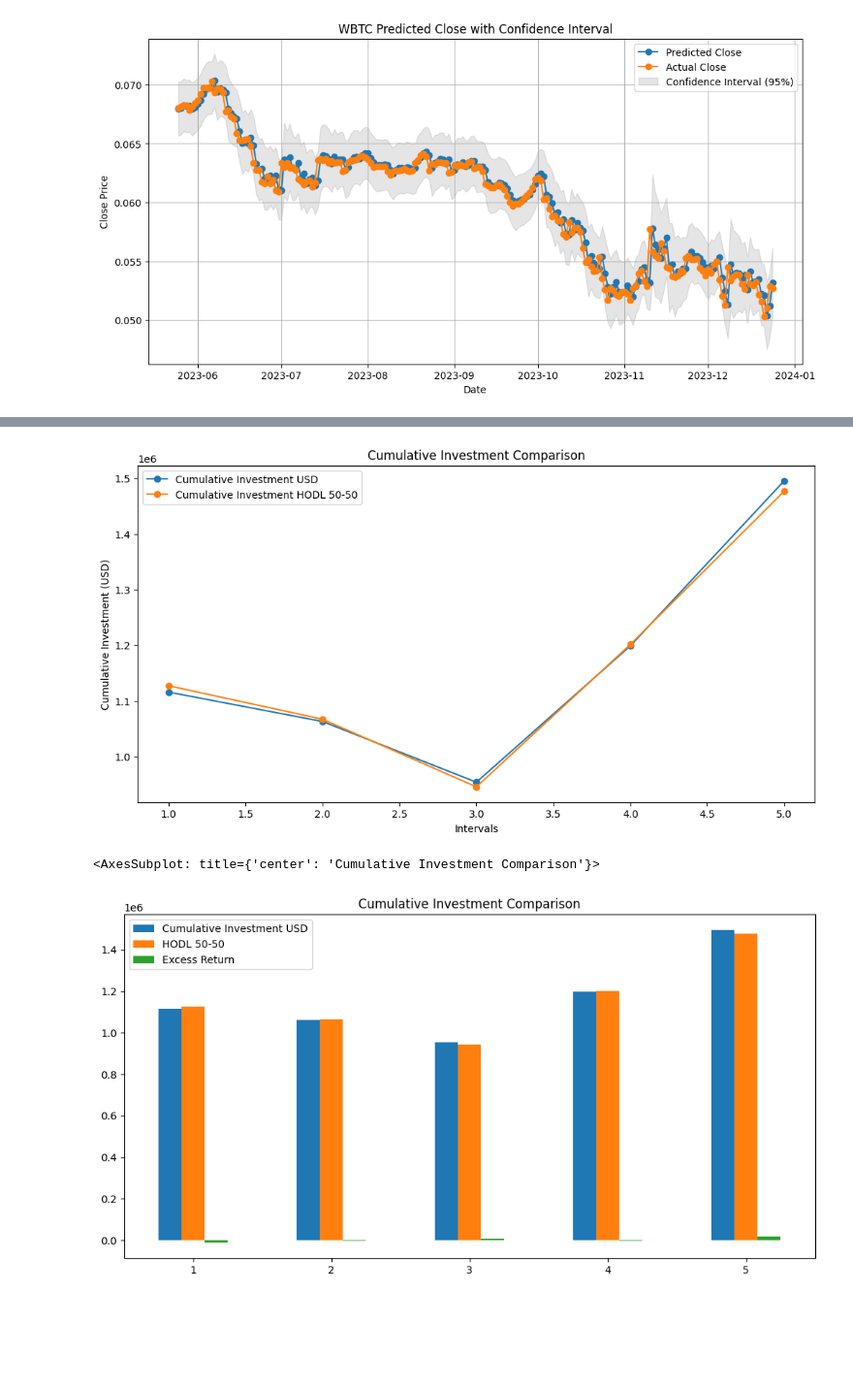
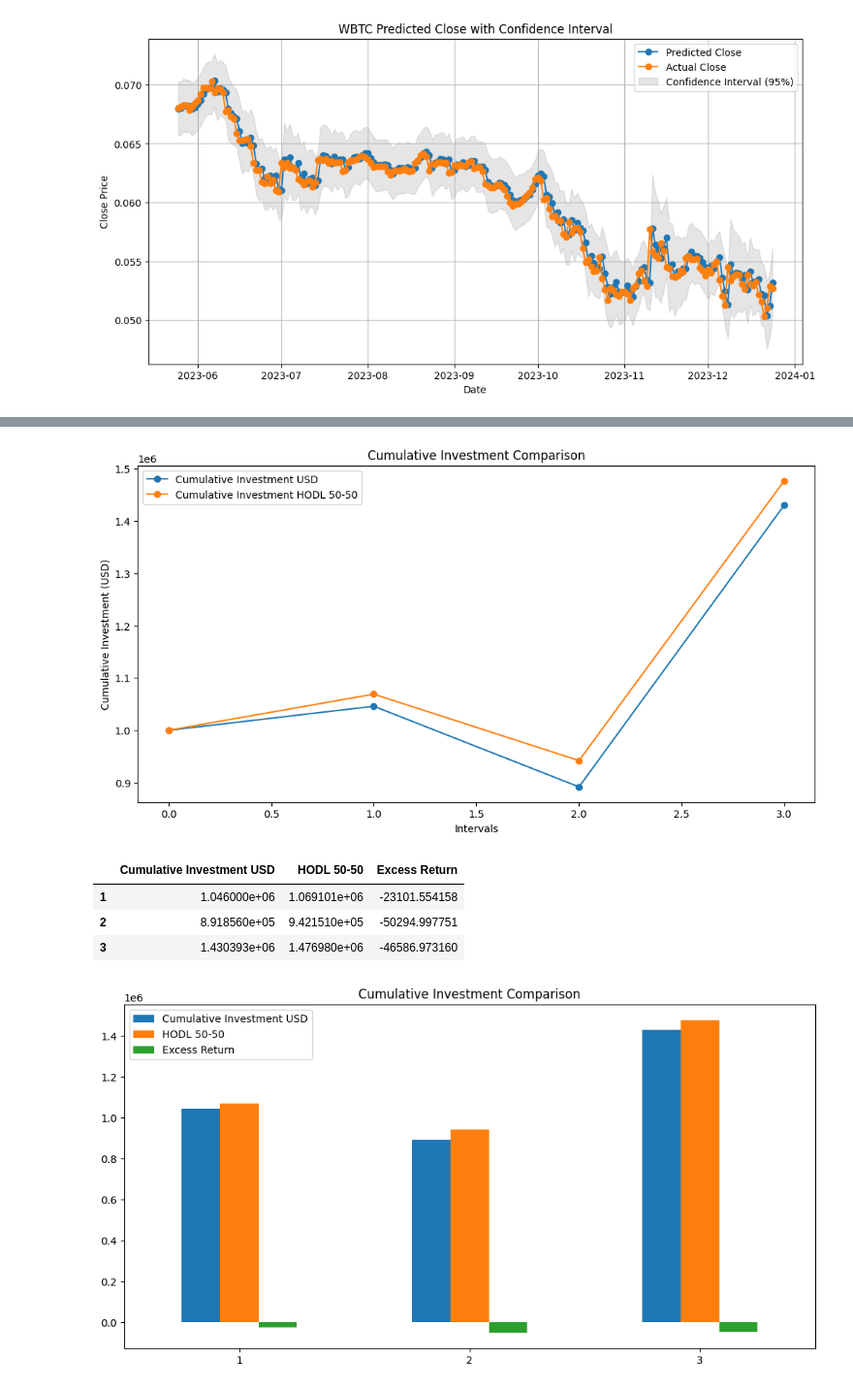
Before and after one commit to yinkiatho/ARIMA-GARCH-in-Uniswap-V3, a Jupyter notebook: src/main.ipynb, the cells around one changed output, grey strips where cells are left out. Shown: that part at 97% size. Cells and saved outputs as stored; diff of their text form; code cells hidden in the pictures; blank space fills up the shorter version.

```diff
--- a/src/main.ipynb
+++ b/src/main.ipynb
@@ -47,7 +47,7 @@ plt.show()
 
 risk_param = 0.95
 initial_investment = 1000000
-windows = 5
+windows = 3
 
 results = simulator.simulate(windows, risk_param, initial_investment)
 # %% [output]
@@ -122,7 +148,7 @@ fig, ax = plt.subplots(figsize=(12, 6))
 bar_width = 0.35
 bar_positions_strategy = intervals
 for i, (position, apr) in enumerate(zip(bar_positions_strategy, results['APR Strategy'])):
-    ax.bar(position, apr, bar_width, label=f'APR Strategy {i+1}', alpha=0.8, color=colors[i])
+    ax.bar(position, apr, bar_width, label=f'APR Interval {i+1}', alpha=0.8, color=colors[i])
 #ax.bar(bar_positions_unbounded, results['APR Unbounded'], bar_width, label='APR Unbounded', alpha=0.8)
 ax.set_xlabel('Intervals')
 ax.set_ylabel('APR')
@@ -162,0 +187,29 @@ apr_results
+# %%
+
+# Generate different colors for each bar
+colors = plt.cm.viridis(np.linspace(0, 1, len(intervals)))
+
+plt.figure(figsize=(12, 6))
+# Plotting bars with different colors
+for i, interval in enumerate(intervals):
+    plt.bar(interval, results['Fee USD'][i], label=f'Interval {interval}', color=colors[i])
+
+# Adding labels and title
+plt.title('Fees')
+plt.xlabel('Intervals')
+plt.ylabel('Fees')
+plt.legend()
+
+# Setting discrete x-axis ticks
+plt.xticks(intervals)
+plt.show()
+
+
+# Show Table of Results
+fee_res = pd.DataFrame({
+        'Fees': results['Fee USD'],
+        'Hedging Costs': results['Hedging Costs'],
+        'Payoff': results['Payoff'],
+        'Gas Fees': results['Gas Fees'],
+    }, index=intervals)
+fee_res
@@ -219,32 +268,39 @@ Text(0.5, 0, 'Intervals')
 # %%
 # Plot Cumulative Investment USD vs HODL 50-50
-
+num_intervals = [i for i in range(0, windows + 1)]
+cum_investment = [initial_investment] + results['Cumulative Investment USD']
+hodl = [initial_investment] + results['HODL 50-50']
 # Plotting
 fig, ax = plt.subplots(figsize=(12, 6))
 
-ax.plot(intervals, results['Cumulative Investment USD'], label='Cumulative Investment USD', marker='o')
-ax.plot(intervals, results['HODL 50-50'], label='Cumulative Investment HODL 50-50', marker='o')
+ax.plot(num_intervals, cum_investment, label='Cumulative Investment USD', marker='o')
+ax.plot(num_intervals, hodl, label='Cumulative Investment HODL 50-50', marker='o')
 
 ax.set_xlabel('Intervals')
 ax.set_ylabel('Cumulative Investment (USD)')
 ax.set_title('Cumulative Investment Comparison')
 ax.legend()
+
 
 plt.show()
 
 
 # Show Table of Cumulative Investment USD vs HODL 50-50
 cumulative_results = pd.DataFrame({
     'Cumulative Investment USD': results['Cumulative Investment USD'],
     'HODL 50-50': results['HODL 50-50']
 }, index=intervals)
 cumulative_results['Excess Return'] = (cumulative_results['Cumulative Investment USD'] - cumulative_results['HODL 50-50'])
 
 cumulative_results.plot.bar(figsize=(12, 6), rot=0, title='Cumulative Investment Comparison')
+cumulative_results
 # %% [output]
-[figure, old version]
+[figure, new version]
-<AxesSubplot: title={'center': 'Cumulative Investment Comparison'}>
+|  | Cumulative Investment USD | HODL 50-50 | Excess Return |
+| 1 | 1.046000e+06 | 1.069101e+06 | -23101.554158 |
+| 2 | 8.918560e+05 | 9.421510e+05 | -50294.997751 |
+| 3 | 1.430393e+06 | 1.476980e+06 | -46586.973160 |
-[figure, old version]
+[figure, new version]
 # %%
 
 IL = results['Impermanent Loss']
```
Also changed, not shown: parts of 11 cells of this notebook, 5 other files.
